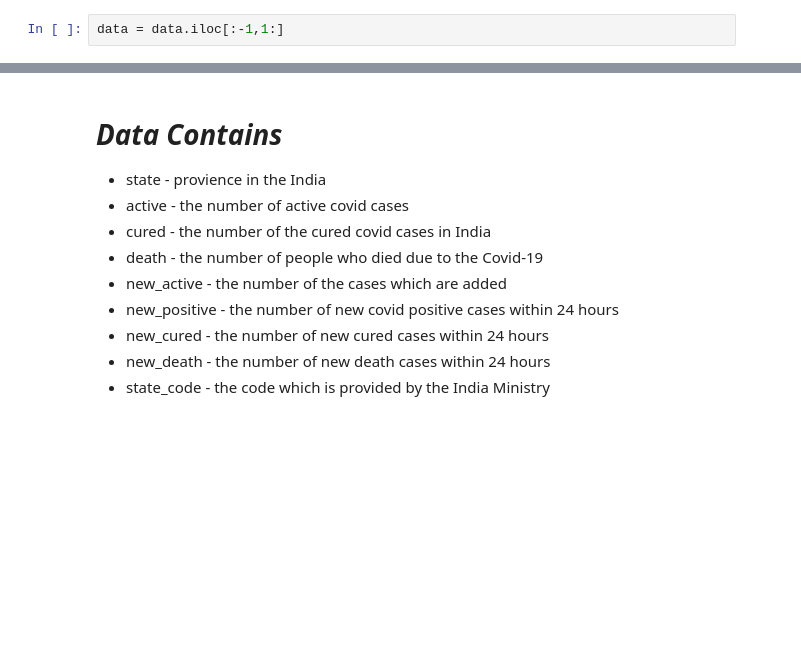
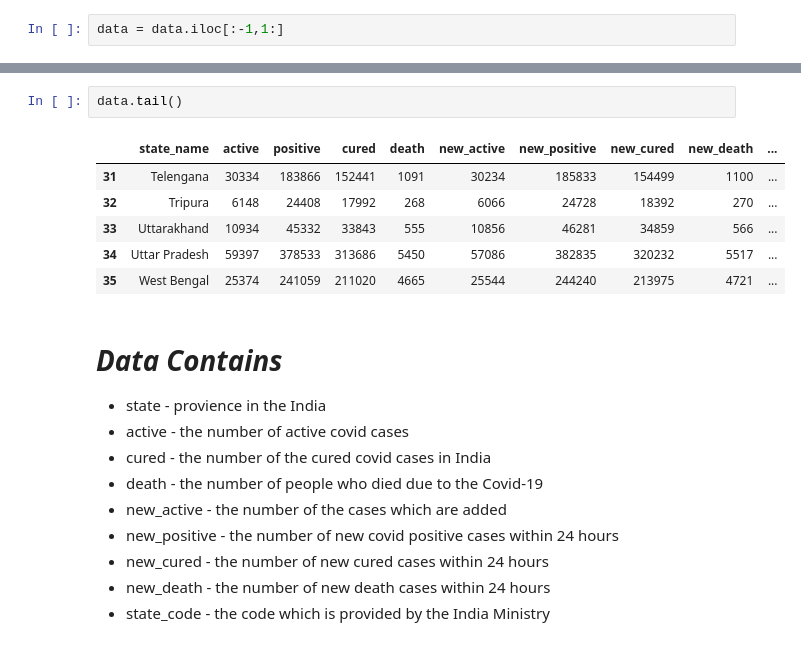
Before and after one commit to arkham7638/India_Covid19_tracker, a Jupyter notebook: Covid19_medical_live_traker.ipynb, the cells around one changed output, grey strips where cells are left out. Cells and saved outputs as stored; diff of their text form; blank space fills up the shorter version.

```diff
--- a/Covid19_medical_live_traker.ipynb
+++ b/Covid19_medical_live_traker.ipynb
@@ -54,3 +54,12 @@ data.describe()
+# %%
+data.tail()
+# %% [output]
+|  | state_name | active | positive | cured | death | new_active | new_positive | new_cured | new_death | ... |
+| 31 | Telengana | 30334 | 183866 | 152441 | 1091 | 30234 | 185833 | 154499 | 1100 | ... |
+| 32 | Tripura | 6148 | 24408 | 17992 | 268 | 6066 | 24728 | 18392 | 270 | ... |
+| 33 | Uttarakhand | 10934 | 45332 | 33843 | 555 | 10856 | 46281 | 34859 | 566 | ... |
+| 34 | Uttar Pradesh | 59397 | 378533 | 313686 | 5450 | 57086 | 382835 | 320232 | 5517 | ... |
+| 35 | West Bengal | 25374 | 241059 | 211020 | 4665 | 25544 | 244240 | 213975 | 4721 | ... |
 # %% [markdown]
 # *Data Contains*
 
```
Also changed, not shown: parts of 6 cells of this notebook.
